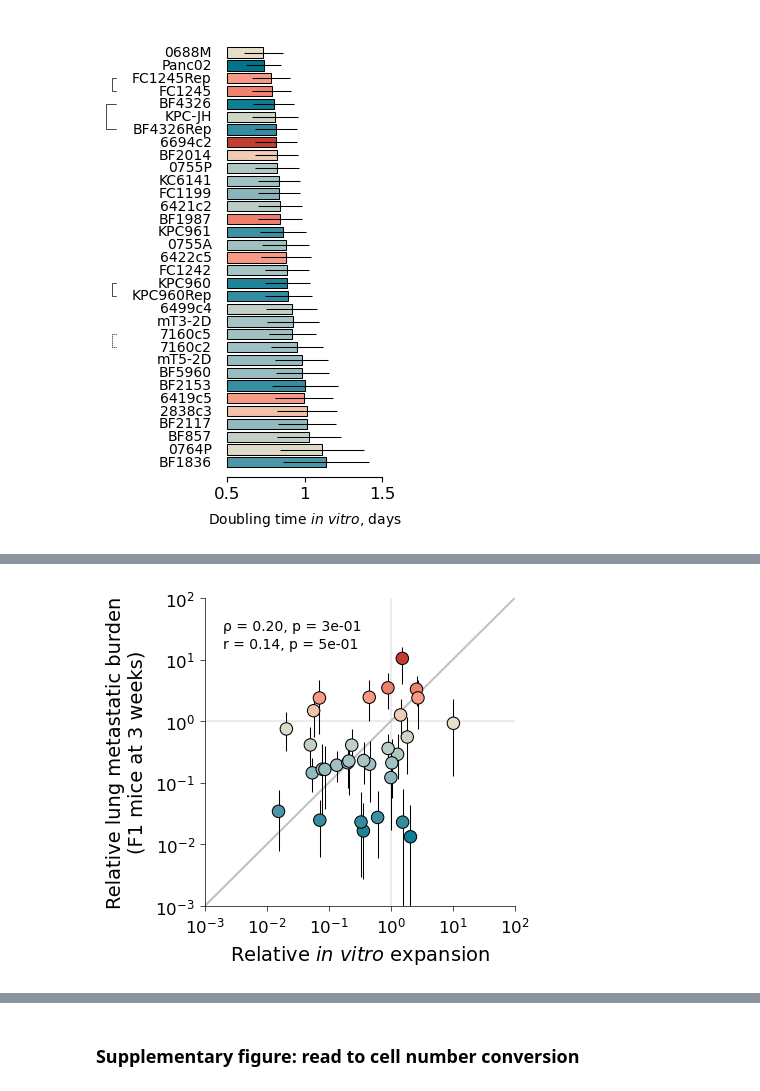
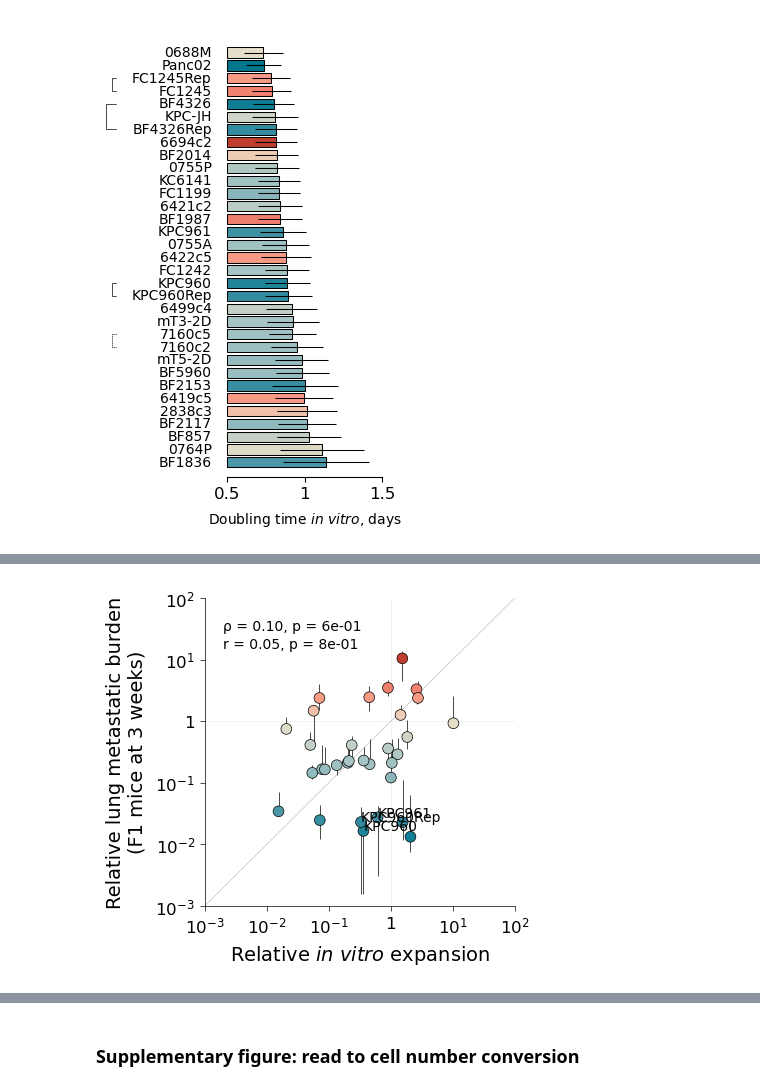
Before and after one commit to alyulina/metastatic-phenotypes, a Jupyter notebook: figures/fig2.ipynb, the cells around one changed output, grey strips where cells are left out. Drawn from its saved outputs; the diff is of its cells as text; code cells hidden in the pictures.

```diff
--- a/figures/fig2.ipynb
+++ b/figures/fig2.ipynb
@@ -209,7 +219,6 @@ for spine in ['top', 'right', 'bottom', 'left']:
 
 # looking at correlations between pairs of frequency trajectories
 r2 = {}
-reps = ['CTTC', 'AGTC', 'ATCG', 'CACT', 'CAGA', 'GCAT', 'ACGA', 'AAGG']
 for (x, y) in itertools.combinations(clIDs_ordered_in_vitro, 2):
 
     xs = []
@@ -228,14 +237,14 @@ for (x, y) in itertools.combinations(clIDs_ordered_in_vitro, 2):
         fracs_2 = [read_counts_by_cell_line[sample_id][y] / sum(read_counts_by_cell_line[sample_id][1:]) for sample_id in sample_ids]
         ys.append(np.mean(fracs_2 / norm_2))
 
-    r2[(x, y)] = stats.pearsonr(xs, ys)
+    r2[tuple(sorted([x, y]))] = stats.pearsonr(xs, ys)
 
 # plot main histogram
 ax_main.hist([x[0] for x in r2.values()], bins=np.linspace(-1, 1, 80), color='#222222')
 ax_main.axvspan(0.9, 1, color='#d9d9d9', linewidth=0, zorder=-1)
 
-for rep in [('CTTC', 'AGTC'), ('ATCG', 'CACT'), ('CAGA', 'GCAT'), ('ACGA', 'AAGG')]:
-    ax_main.axvline(r2[rep][0], color=clID__color[rep[0]], linewidth=2)
+for rep in clIDs_rep:
+    ax_main.axvline(r2[tuple(sorted(rep))][0], color=clID__color_1[rep[0]], linewidth=2)
 
 ax_main.set_xlim(-1, 1)
 ax_main.set_ylim(0, 100)
@@ -247,8 +256,8 @@ ax_main.set_ylabel('Number of\npairwise comparisons', fontsize=14, labelpad=8)
 ax_inset.hist([x[0] for x in r2.values()], bins=np.linspace(-1, 1, 80), color='#222222')
 ax_inset.axvspan(0.9, 1, color='#e9e9e9', linewidth=0, zorder=-1)
 
-for count, rep in enumerate([('CTTC', 'AGTC'), ('ATCG', 'CACT'), ('CAGA', 'GCAT'), ('ACGA', 'AAGG')]):
-    ax_inset.axvline(r2[rep][0], color=clID__color[rep[0]], linewidth=2)
+for count, rep in enumerate(clIDs_rep):
+    ax_inset.axvline(r2[tuple(sorted(rep))][0], color=clID__color_1[rep[0]], linewidth=2)
 
 ax_inset.set_xlim([0.9, 1])
 ax_inset.set_ylim([0, 100])
@@ -259,7 +268,7 @@ ax_inset.set_xlabel("Pearson's $r$", fontsize=14, labelpad=8)
 ax_inset.set_ylabel('Number of\npairwise comparisons', fontsize=14, labelpad=8)
 
 plt.tight_layout()
-plt.savefig(path_to_save_figs + si + '_' + name + '.pdf', dpi=300, bbox_inches='tight')
+plt.savefig(path_to_save_figs + 'fig2/figs/' + si + '_' + name + '.pdf', dpi=300, bbox_inches='tight')
 # %% [output]
 [figure]
 # %%
@@ -588,0 +515,17 @@ plt.savefig(path_to_save_figs + si + '_' + name + '.pdf', dpi=300, bbox_inches='
+# %%
+# 3w F1 iv lung samples from exp. one (see bootstrapping.ipynb for details)
+
+what = ['1', 20, 'C57B6/129S F1', 'intravenous', 'lung']
+tag = '_'.join([str(w).replace('/', '').replace(' ', '') for w in what])
+samples = list(set(metadata.loc[(metadata['experiment'] == what[0]) &
+                                (metadata['time point, d'] > what[1]) & # be careful here
+                                (metadata['genotype'] == what[2]) &
+                                (metadata['injection method'] == what[3]) &
+                                (metadata['tissue'] == what[4])
+].apply(lambda row: row['notes'].split()[0] if row['notes'] != 'none' else row.name, axis=1).tolist())) # choosing the correct name for merged counts
+print(f'{len(samples)} mice in the group.')
+
+clID__mean = utils.get_burden_and_n(samples)[0] # data mean
+clID__err = {k: [max(0, clID__mean[k] - np.percentile(v, 2.5)), max(0, np.percentile(v, 97.5) - clID__mean[k])] for k, v in what__relative_burden_bootstraps['burden_bootstrap__' + tag].items()} # bootstrapped confidence intervals
+
+clIDs_sorted = [y[0] for y in sorted(clID__mean.items(), key=lambda x: x[-1], reverse=True)]
@@ -589,18 +601,16 @@ plt.savefig(path_to_save_figs + si + '_' + name + '.pdf', dpi=300, bbox_inches='
 # %%
 name = 'relative_in_vivo_exp_vs_relative_in_vitro_expansion'
 si = 'main'
 
-ax = utils.comparison_scatter_plot([x for x in clIDs if x not in ['GATC', 'AGCA']],
-                                   clID__y=clID__in_vivo_exp_avg_relative_to_mean, clID__yerr=clID__in_vivo_exp_err,
-                                   clID__x=clID__in_vitro_exp, clID__xerr=clID__in_vitro_exp_err,
-                                   ytitle='Relative lung metastatic burden\n(F1 mice at 3 weeks)', xtitle='Relative ' + '$in$' + ' ' + '$vitro$' + ' expansion',
-                                   lims=[1e-3, 1e2], ticks=[1e-3, 1e-2, 1e-1, 1e0, 1e1, 1e2], labels=['$10^{-3}$', '$10^{-2}$', '$10^{-1}$', '$10^0$', '$10^1$', '$10^2$'])
+ax = utils.correlation_plot(clIDs_no_spikein,
+                            clID__y=clID__mean, clID__yerr=clID__err,
+                            clID__x=clID__in_vitro_exp, clID__xerr=clID__in_vitro_exp_err,
+                            ytitle='Relative lung metastatic burden\n(F1 mice at 3 weeks)', xtitle='Relative ' + '$in$' + ' ' + '$vitro$' + ' expansion',
+                            ylims=[1e-3, 1e2], xlims=[1e-3, 1e2])
 
-ax.spines[['top', 'right']].set_visible(False)
-
-plt.savefig(path_to_save_figs + si + '_' + name + '.pdf', dpi=300, bbox_inches='tight')
+plt.savefig(path_to_save_figs + 'fig2/figs/' + si + '_' + name + '.pdf', dpi=300, bbox_inches='tight')
 # %% [output]
-[figure, old version]
+[figure, new version]
 # %%
 name = 'relative_in_vivo_exp_vs_relative_in_vitro_expansion_reps'
 si = 'si'
```
Also changed, not shown: parts of 42 cells of this notebook, 3 other files.
